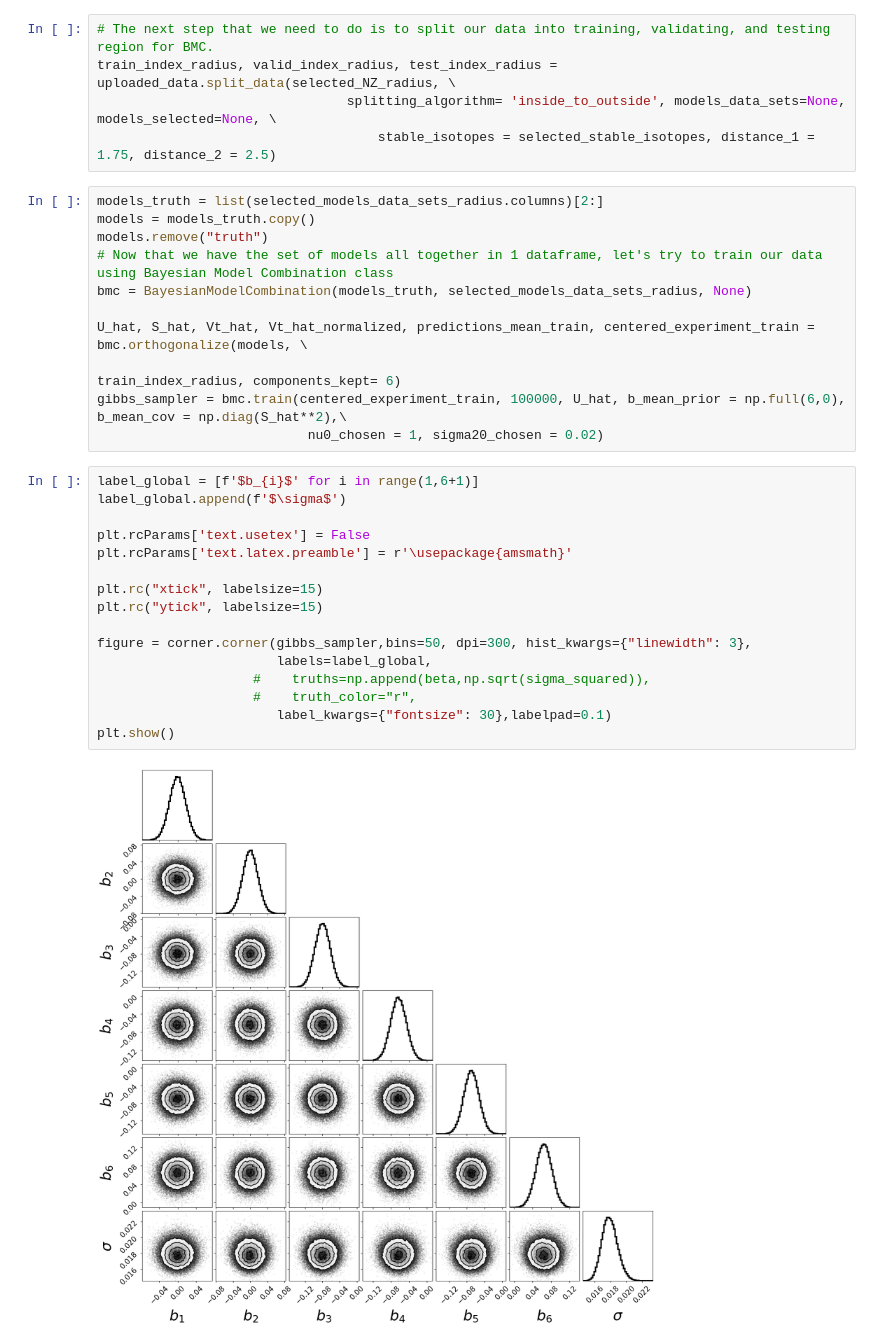
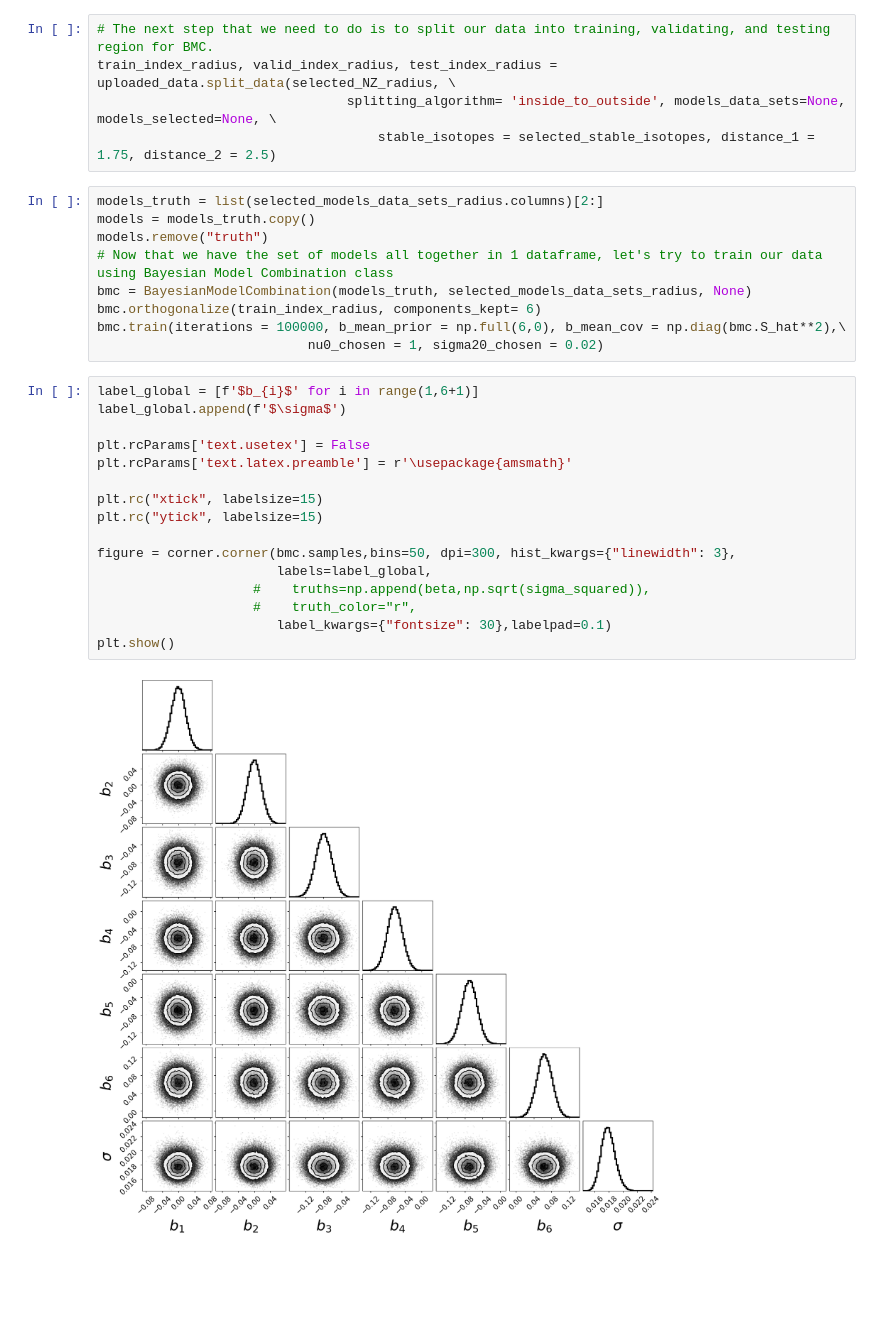
Before and after one commit to ascsn/pybmc, a Jupyter notebook: pybmc trials/test_notebook.ipynb, the cells around one changed output. Cells and saved outputs as stored; diff of their text form; blank space fills up the shorter version.

```diff
--- a/pybmc trials/test_notebook.ipynb
+++ b/pybmc trials/test_notebook.ipynb
@@ -101,26 +117,24 @@ models = models_truth.copy()
 models.remove("truth")
 # Now that we have the set of models all together in 1 dataframe, let's try to train our data using Bayesian Model Combination class
 bmc = BayesianModelCombination(models_truth, selected_models_data_sets_radius, None)
-
-U_hat, S_hat, Vt_hat, Vt_hat_normalized, predictions_mean_train, centered_experiment_train = bmc.orthogonalize(models, \
-                                                                                train_index_radius, components_kept= 6)
-gibbs_sampler = bmc.train(centered_experiment_train, 100000, U_hat, b_mean_prior = np.full(6,0), b_mean_cov = np.diag(S_hat**2),\
+bmc.orthogonalize(train_index_radius, components_kept= 6)
+bmc.train(iterations = 100000, b_mean_prior = np.full(6,0), b_mean_cov = np.diag(bmc.S_hat**2),\
                            nu0_chosen = 1, sigma20_chosen = 0.02)
 # %%
 label_global = [f'$b_{i}$' for i in range(1,6+1)]
 label_global.append(f'$\sigma$')
 
 plt.rcParams['text.usetex'] = False
 plt.rcParams['text.latex.preamble'] = r'\usepackage{amsmath}'
 
 plt.rc("xtick", labelsize=15)
 plt.rc("ytick", labelsize=15)
 
-figure = corner.corner(gibbs_sampler,bins=50, dpi=300, hist_kwargs={"linewidth": 3},
+figure = corner.corner(bmc.samples,bins=50, dpi=300, hist_kwargs={"linewidth": 3},
                        labels=label_global,
                     #    truths=np.append(beta,np.sqrt(sigma_squared)),
                     #    truth_color="r",
                        label_kwargs={"fontsize": 30},labelpad=0.1)
 plt.show()
 # %% [output]
-[figure, old version]
+[figure, new version]
```
Also changed, not shown: parts of 6 cells of this notebook, 1 other file.
